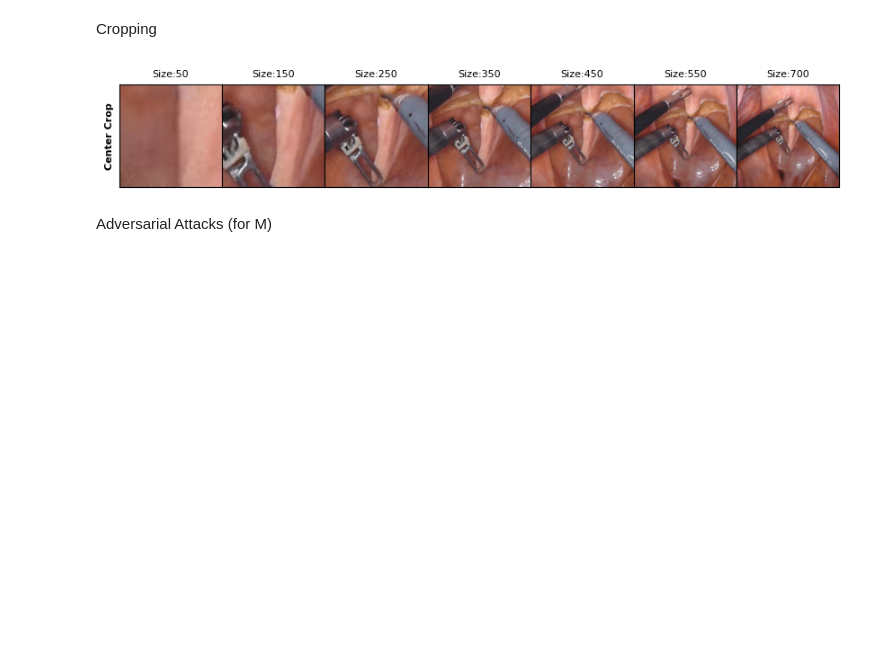
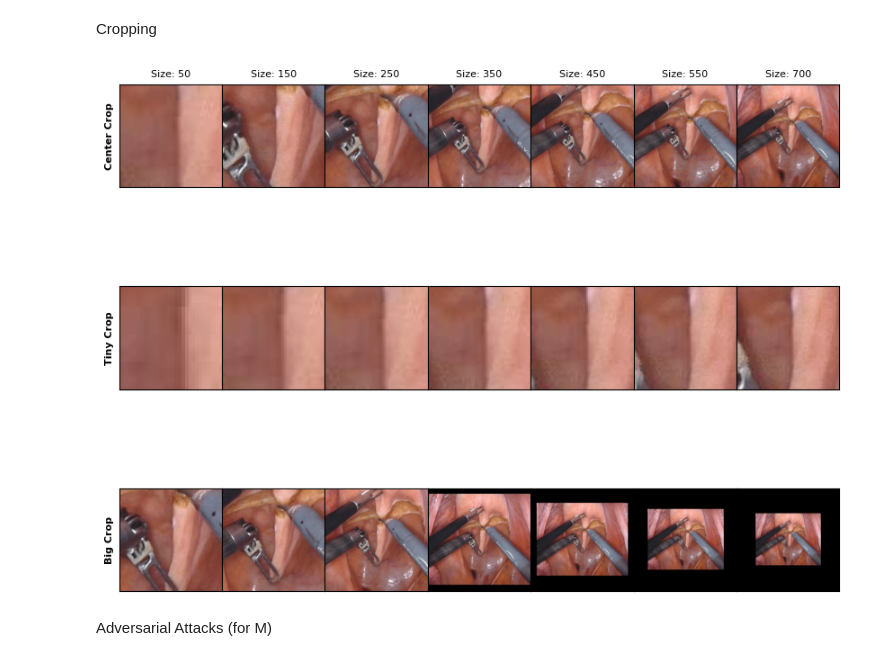
Before and after one commit to jenniferhiga/HCI_AI_RoboticSurgery, a Jupyter notebook: Grounded_SAM_Tool_Instance_Segmentation.ipynb, the cells around one changed output. Saved outputs shown, nothing was run; the diff lists cells and outputs as text; code cells hidden in the pictures; blank space fills up the shorter version.

```diff
--- a/Grounded_SAM_Tool_Instance_Segmentation.ipynb
+++ b/Grounded_SAM_Tool_Instance_Segmentation.ipynb
@@ -175,21 +190,38 @@ class crop_type:
 # %%
 img_dir = 'inpaint_demo.jpg'
-crop_type = 'Center Crop'
 original = Image.fromarray(image_source)
-seq_all = [0, 1, 2, 3, 4, 5, 6]
+seq = []
 sizes = [50, 150, 250, 350, 450, 550, 700]
-fig_per_row = len(seq_all)
-fig, ax = plt.subplots(1, fig_per_row, figsize=(31/3, 25.5/3), gridspec_kw=dict(wspace=0.00, hspace=0.09))
-for i in range(fig_per_row):  # Use range to iterate over indices
-    ax[i].imshow(seq[i])
-    ax[i].xaxis.set_major_locator(plt.NullLocator())
-    ax[i].yaxis.set_major_locator(plt.NullLocator())
-    ax[i].set_title('Size:' + '{}'.format(sizes[i]), fontsize=f_size)
-    if i == 0:
-      ax[i].set_ylabel(crop_type, fontsize=f_size, fontweight="bold")
-plt.savefig('Crop_Effects.pdf',dpi=100)
+five = TF.five_crop(original, (200, 200))
+fig, ax = plt.subplots(1, len(five), figsize=(31/3, 25.5/3), gridspec_kw=dict(wspace=0.00, hspace=0.09))
+for idx, pic in enumerate(five):
+  ax[idx].imshow(pic)
+  ax[idx].xaxis.set_major_locator(plt.NullLocator())
+  ax[idx].yaxis.set_major_locator(plt.NullLocator())
-# %% [output]
-[figure, removed]
+# %%
+img_dir = 'inpaint_demo.jpg'
+original = Image.fromarray(image_source)
+crop_type = ['Center Crop', 'Tiny Crop', 'Big Crop']
+seq_all = [0, 1, 2, 3, 4, 5, 6]
+sizes = [50, 150, 250, 350, 450, 550, 700]
+perturbation_crops = ['center_crop','center_crop_tiny', 'center_crop_big']
+fig_per_row = len(seq_all)
+fig, ax = plt.subplots(len(perturbation_crops), fig_per_row, figsize=(31/3, 25.5/3), gridspec_kw=dict(wspace=0.00, hspace=0.09))
+for p_idx, per in enumerate(perturbation_crops):
+    class_method = getattr(crop_class, per)
+    seq = class_method(original)
+    for idx, seq_idx in enumerate(seq_all):
+      ax[p_idx, idx].imshow(seq[seq_idx])
+      if p_idx == 0:
+        ax[p_idx, idx].set_title('Size: ' + '{}'.format(sizes[idx]), fontsize=f_size)
+      if idx == 0:
+        ax[p_idx, idx].set_ylabel(crop_type[p_idx], fontsize=f_size, fontweight="bold")
+
+      ax[p_idx, idx].xaxis.set_major_locator(plt.NullLocator())
+      ax[p_idx, idx].yaxis.set_major_locator(plt.NullLocator())
+plt.savefig('Crop_Effects.pdf',dpi=100)
+# %% [output]
+[figure, added]
 # %% [markdown]
 Adversarial Attacks (for M)
 # %% [markdown]
```
Also changed, not shown: parts of 1 cell of this notebook.
